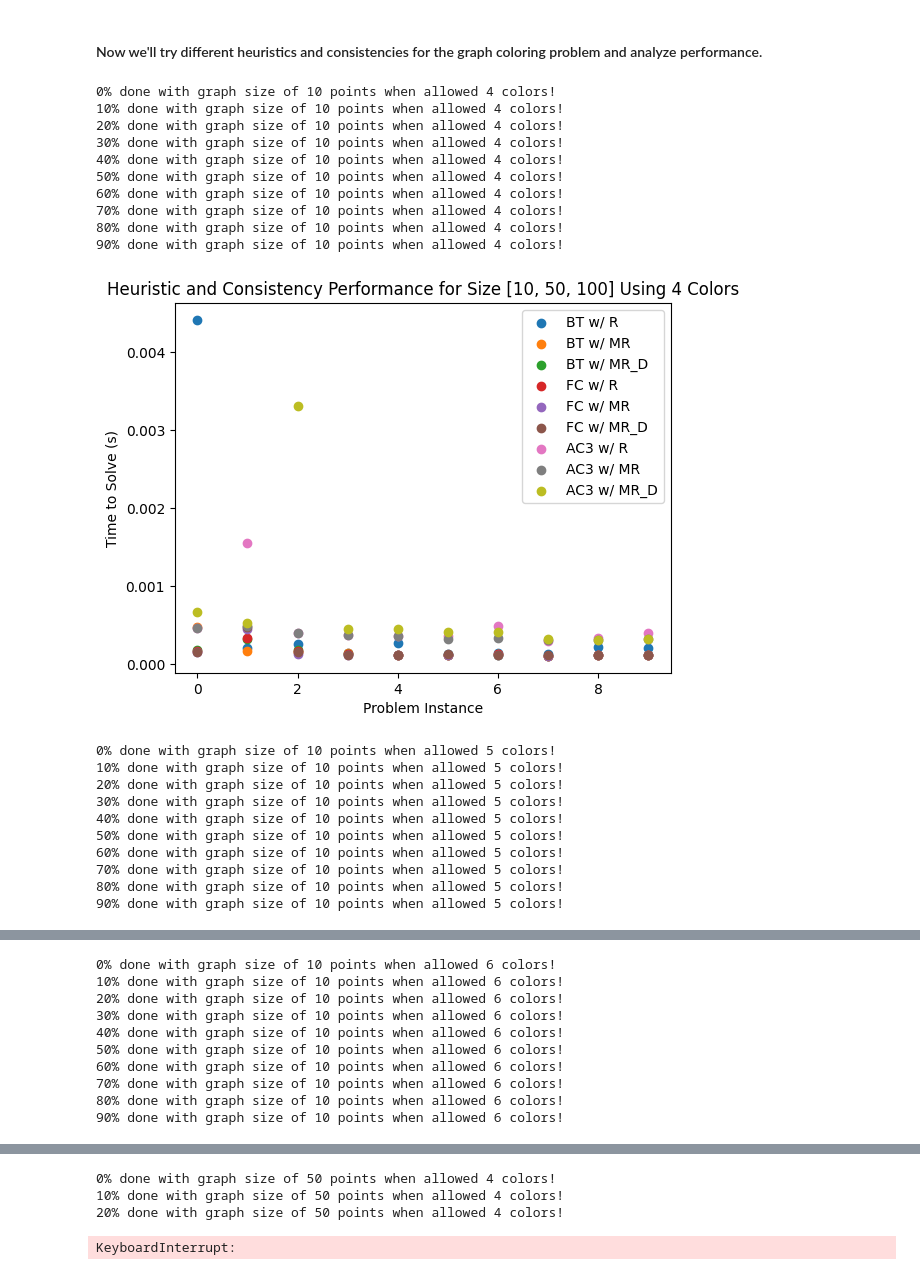
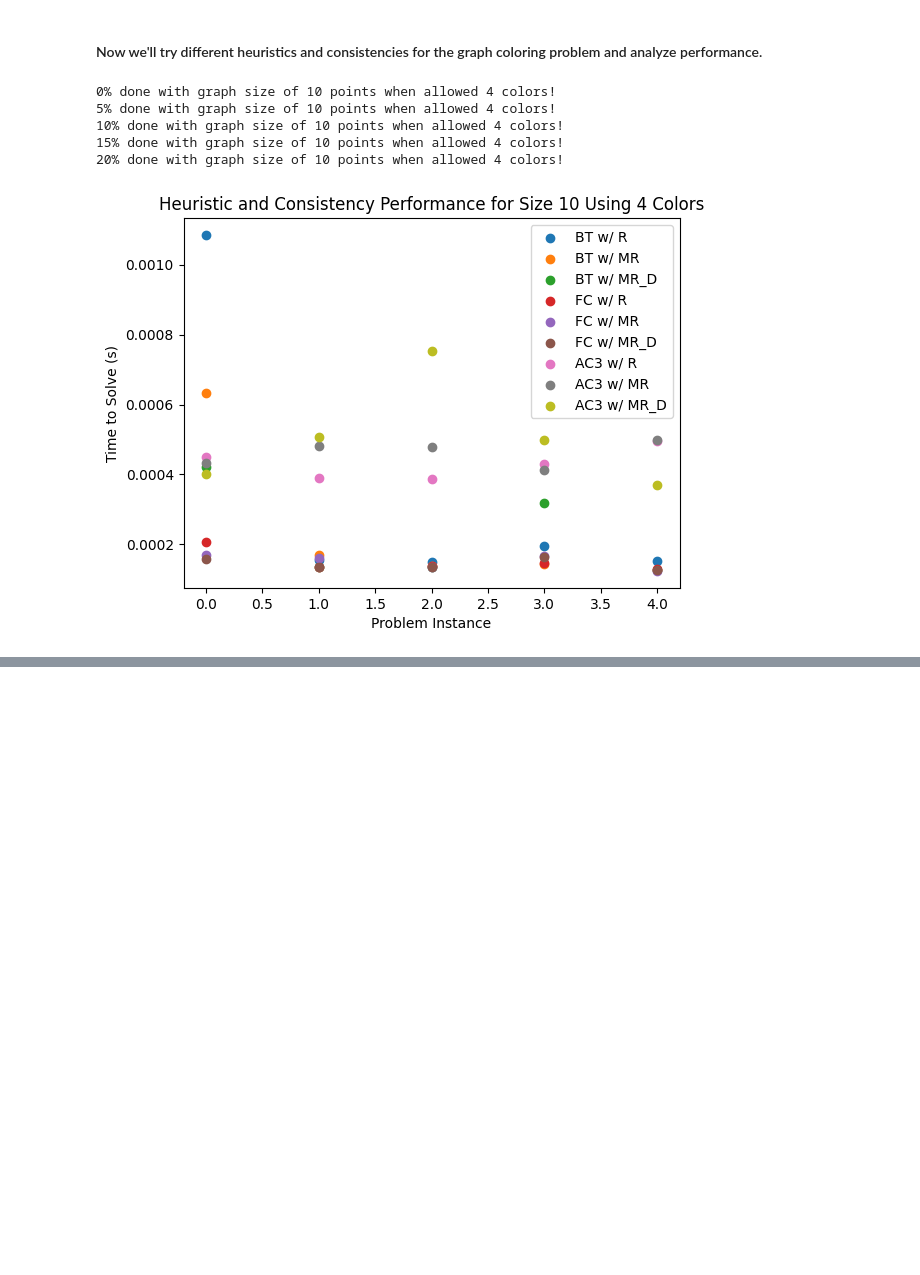
Before and after one commit to Pirate-Hunter-Zoro/Artificial-Intelligence, a Jupyter notebook: Constraint Satisfaction/csp.ipynb, the cells around one changed output, grey strips where cells are left out. Drawn from its saved outputs; the diff is of its cells as text; code cells hidden in the pictures; blank space fills up the shorter version.

```diff
--- a/Constraint Satisfaction/csp.ipynb
+++ b/Constraint Satisfaction/csp.ipynb
@@ -697,50 +697,35 @@ for graph_size in num_points:
                     gcp_solver = GCPSolver(num_colors=num_colors, graph_file=output_file, consistency=consistency, heuristic=heuristic)
                     gcp_solver.solve(display_results = False)
                     end_time = time.time()
                     if i == 0:
                         results[consistency.value][heuristic.value] = []
                     results[consistency.value][heuristic.value].append(end_time - start_time)
-            if i % (num_problem_instances // 10) == 0:
-                print(f"{i // (num_problem_instances//10) * 10}% done with graph size of {graph_size} points when allowed {num_colors} colors!")
+            if i % (num_problem_instances // 5) == 0:
+                print(f"{i // (num_problem_instances//5) * 5}% done with graph size of {graph_size} points when allowed {num_colors} colors!")
 
         # Label each type of solver based on its consistency and heuristic, and make a scatter-plot of its results
         labels = []
         for consistency in Consistency:
             for heuristic in CSPHeuristic:
                 labels.append(f"{consistency.name} w/ {heuristic.name}")
                 results[consistency.value][heuristic.value] = np.array(results[consistency.value][heuristic.value])
         X = np.array(range(num_problem_instances))
         current_label_idx = 0
         for consistency in Consistency:
             for heuristic in CSPHeuristic:
                 Y = results[consistency.value][heuristic.value]
                 label = labels[current_label_idx]
                 current_label_idx += 1
                 plt.scatter(X, Y, label=label)
         plt.legend()
         plt.title(f"Heuristic and Consistency Performance for Size {graph_size} Using {num_colors} Colors")
         plt.xlabel("Problem Instance")
         plt.ylabel("Time to Solve (s)")
         plt.show()
 # %% [output]
 0% done with graph size of 10 points when allowed 4 colors!
+5% done with graph size of 10 points when allowed 4 colors!
 10% done with graph size of 10 points when allowed 4 colors!
+15% done with graph size of 10 points when allowed 4 colors!
 20% done with graph size of 10 points when allowed 4 colors!
-30% done with graph size of 10 points when allowed 4 colors!
-40% done with graph size of 10 points when allowed 4 colors!
-50% done with graph size of 10 points when allowed 4 colors!
-60% done with graph size of 10 points when allowed 4 colors!
-70% done with graph size of 10 points when allowed 4 colors!
-80% done with graph size of 10 points when allowed 4 colors!
-90% done with graph size of 10 points when allowed 4 colors!
-[figure, old version]
+[figure, new version]
-0% done with graph size of 10 points when allowed 5 colors!
-10% done with graph size of 10 points when allowed 5 colors!
-20% done with graph size of 10 points when allowed 5 colors!
-30% done with graph size of 10 points when allowed 5 colors!
-40% done with graph size of 10 points when allowed 5 colors!
-50% done with graph size of 10 points when allowed 5 colors!
-60% done with graph size of 10 points when allowed 5 colors!
-70% done with graph size of 10 points when allowed 5 colors!
-80% done with graph size of 10 points when allowed 5 colors!
-90% done with graph size of 10 points when allowed 5 colors!
@@ -748,10 +731,0 @@ for graph_size in num_points:
-0% done with graph size of 10 points when allowed 6 colors!
-10% done with graph size of 10 points when allowed 6 colors!
-20% done with graph size of 10 points when allowed 6 colors!
-30% done with graph size of 10 points when allowed 6 colors!
-40% done with graph size of 10 points when allowed 6 colors!
-50% done with graph size of 10 points when allowed 6 colors!
-60% done with graph size of 10 points when allowed 6 colors!
-70% done with graph size of 10 points when allowed 6 colors!
-80% done with graph size of 10 points when allowed 6 colors!
-90% done with graph size of 10 points when allowed 6 colors!
@@ -792,4 +731,0 @@ for graph_size in num_points:
-0% done with graph size of 50 points when allowed 4 colors!
-10% done with graph size of 50 points when allowed 4 colors!
-20% done with graph size of 50 points when allowed 4 colors!
-KeyboardInterrupt:
```
Also changed, not shown: parts of 1 cell of this notebook, 1 other file.
